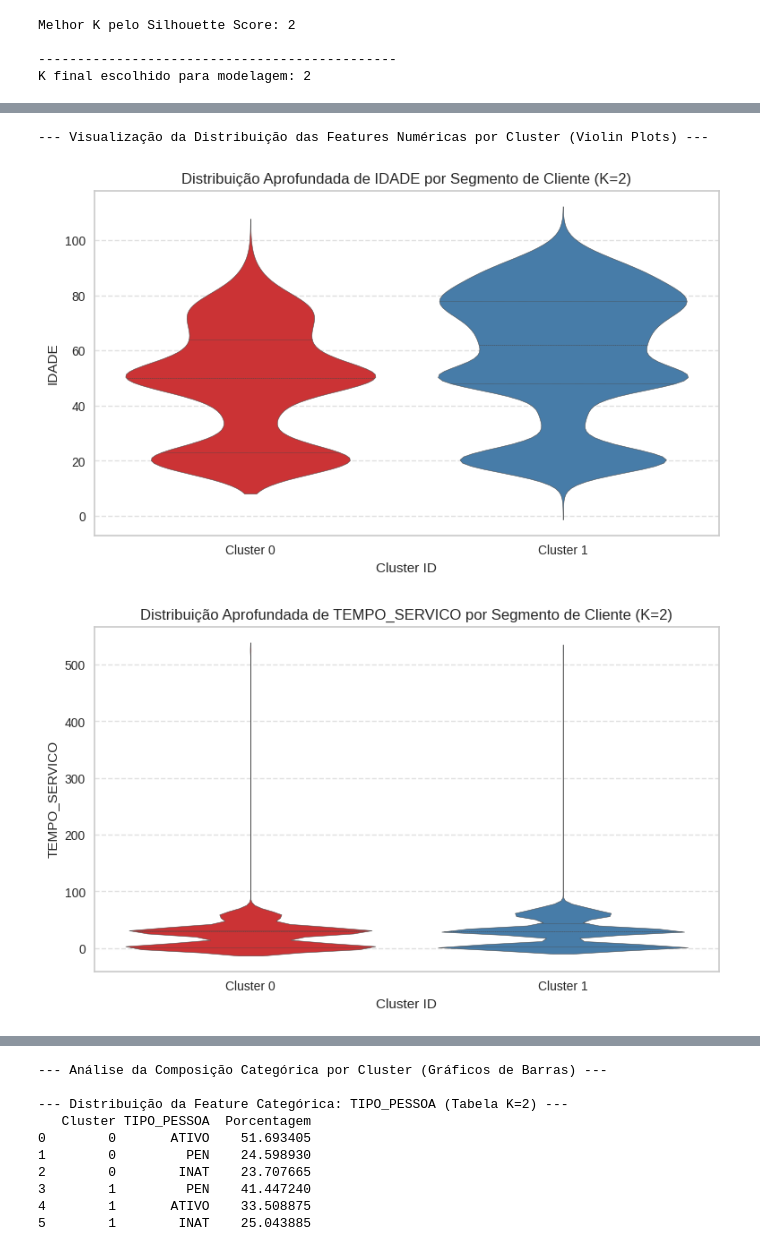
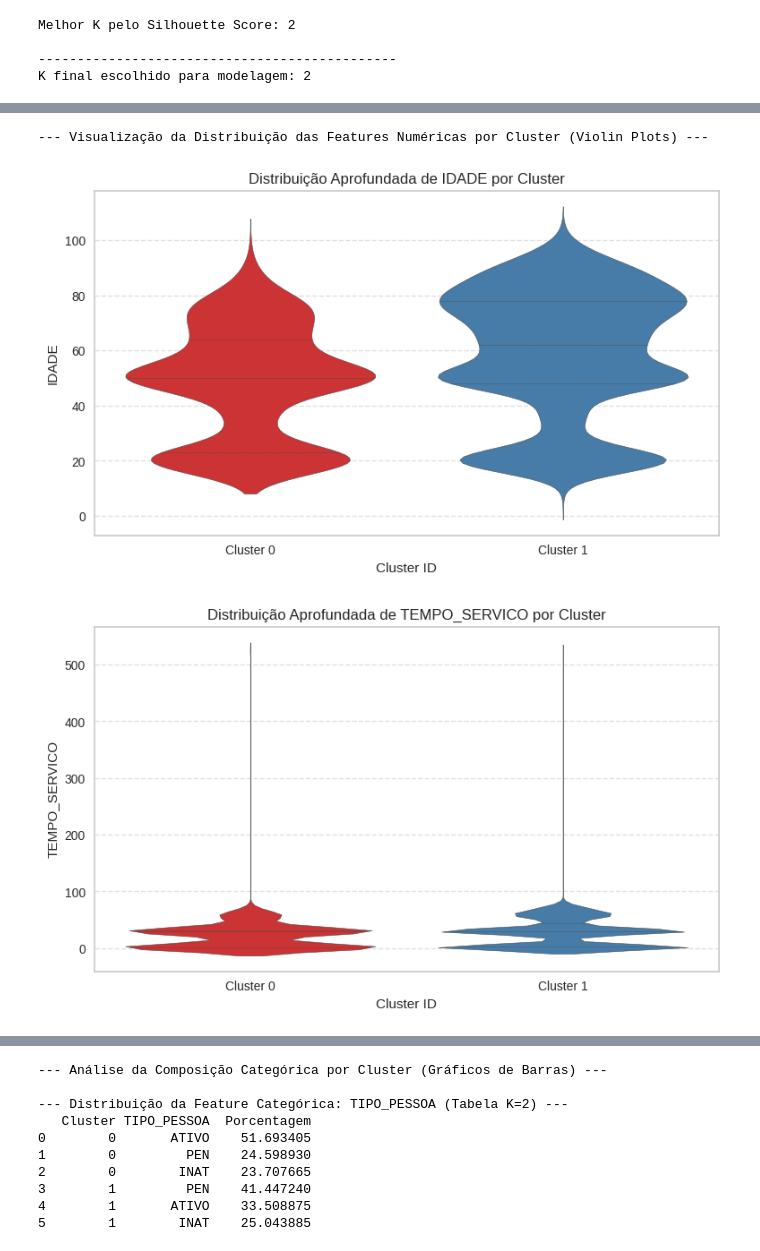
Before and after one commit to danielchipolesch/mvp-pucrio-machine_learning, a Jupyter notebook: notebooks/mvp-clusterization.ipynb, the cells around one changed output, grey strips where cells are left out. Saved outputs shown, nothing was run; the diff lists cells and outputs as text; code cells hidden in the pictures.

```diff
--- a/notebooks/mvp-clusterization.ipynb
+++ b/notebooks/mvp-clusterization.ipynb
@@ -472,33 +680,33 @@ ALL_NUMERIC_FEATURES = ['IDADE', 'TEMPO_SERVICO', 'QTD_CONSIG']
 print("\n--- Visualização da Distribuição das Features Numéricas por Cluster (Violin Plots) ---")
 
 # Garante que a coluna 'Cluster' seja tratada como categórica para a visualização
 df['Cluster'] = df['Cluster'].astype('category')
 
 for feature in ALL_NUMERIC_FEATURES:
     plt.figure(figsize=(9, 5))
 
     # Violin plot: combina a densidade (formato do violino) com o boxplot (linha interna)
     sns.violinplot(
         x='Cluster',
         y=feature,
         data=df,
         palette='Set1',
         inner='quartile' # Mostra a caixa (quartis) e bigodes (whiskers), como um boxplot
     )
 
     cluster_labels = sorted(df['Cluster'].unique().tolist())
     # Garante os rótulos 0 e 1, ou K-1
     plt.xticks(ticks=range(len(cluster_labels)), labels=[f'Cluster {l}' for l in cluster_labels])
 
-    plt.title(f'Distribuição Aprofundada de {feature} por Segmento de Cliente (K=2)')
+    plt.title(f'Distribuição Aprofundada de {feature} por Cluster')
     plt.xlabel('Cluster ID')
     plt.ylabel(feature)
     plt.grid(axis='y', linestyle='--', alpha=0.6)
     plt.show()
 
 # Volta a coluna 'Cluster' para int/numérico após a plotagem
 df['Cluster'] = df['Cluster'].astype(int)
 # %% [output]
 --- Visualização da Distribuição das Features Numéricas por Cluster (Violin Plots) ---
-[figure, old version]
+[figure, new version]
-[figure, old version]
+[figure, new version]
```
Also changed, not shown: parts of 37 cells of this notebook.
